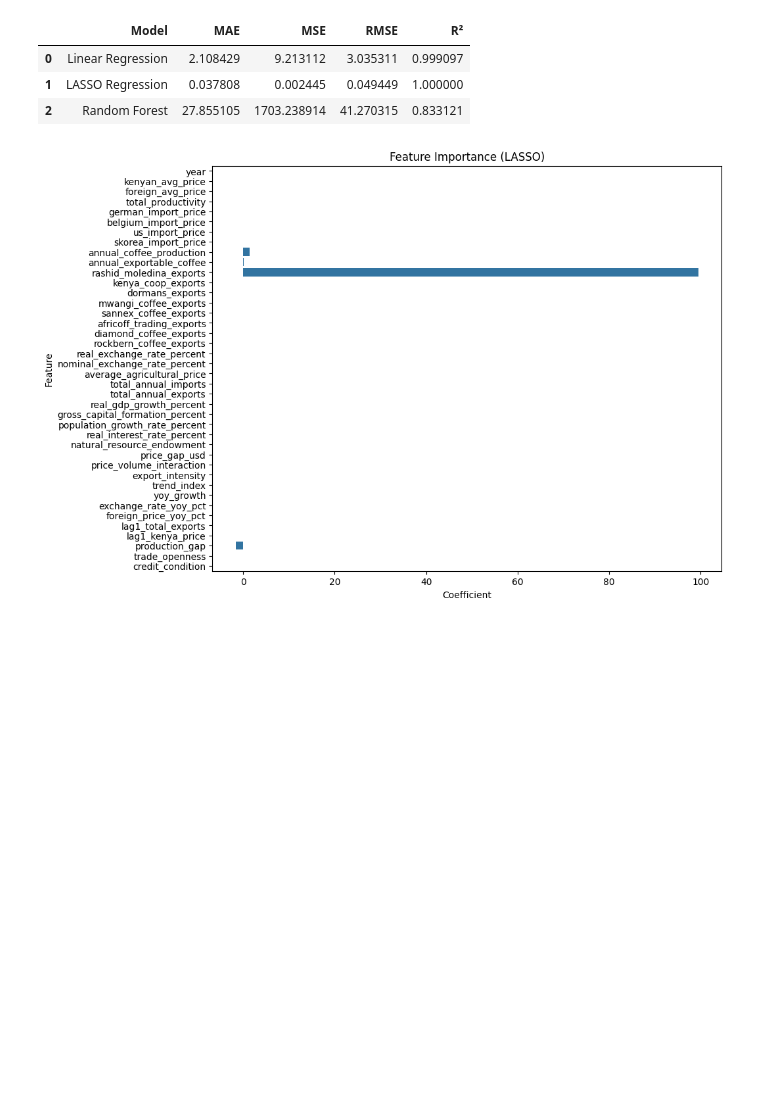
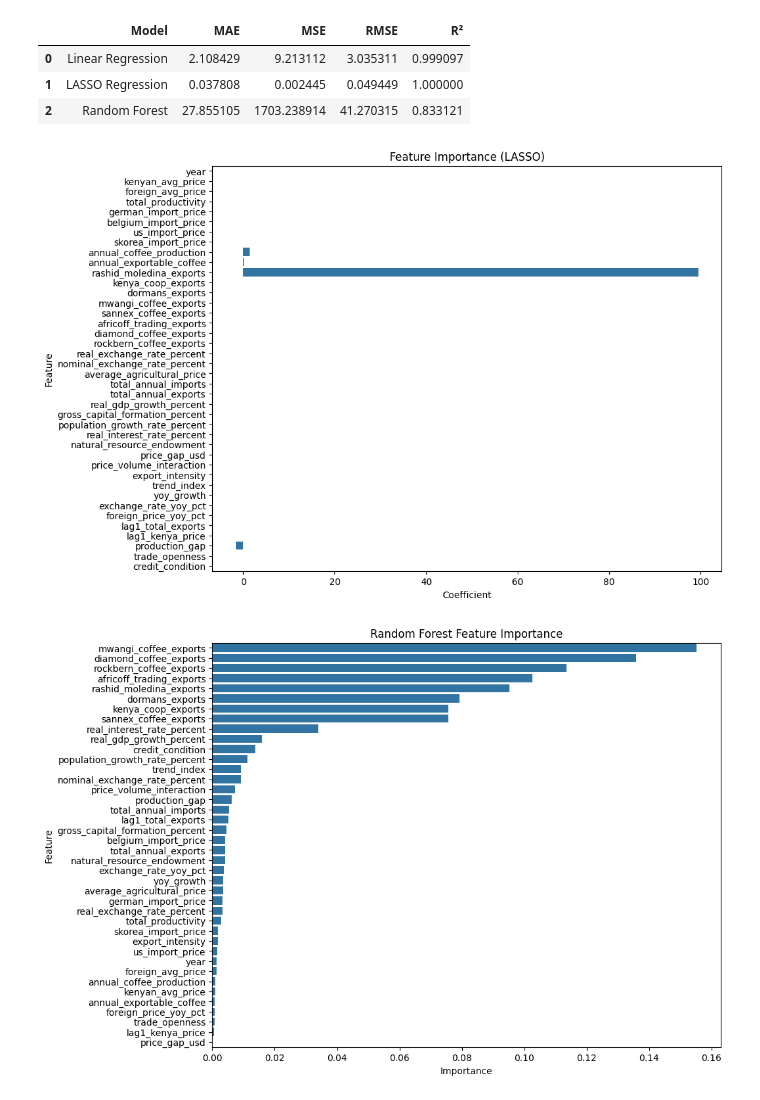
Before and after one commit to DATS-group/Coffee_Prediction_Analysis, a Jupyter notebook: main.ipynb, the cells around one changed output. Drawn from its saved outputs; the diff is of its cells as text; code cells hidden in the pictures; blank space fills up the shorter version.

```diff
--- a/main.ipynb
+++ b/main.ipynb
@@ -687,30 +687,75 @@ lasso_importance = pd.DataFrame({
 importance = lasso_importance.sort_values(
 
     by="Coefficient",
 
     key=abs,
 
     ascending=False
 
 )
 
 lasso_importance
 
 #plotting of the data
 plt.figure(figsize=(10,8))
 
 sns.barplot(
 
     data=lasso_importance,
 
     x="Coefficient",
 
     y="Feature"
 
 )
 
 plt.title("Feature Importance (LASSO)")
 
 plt.show()
+
+
+
+
+
+#random forest
+best_rf.fit(X,y)
+
+rf_importance = pd.DataFrame({
+
+    "Feature":X.columns,
+
+    "Importance":best_rf.feature_importances_
+
+})
+
+rf_importance = rf_importance.sort_values(
+
+    by="Importance",
+
+    ascending=False
+
+)
+
+rf_importance
+
+
+
+#plotting of random forest
+plt.figure(figsize=(10,8))
+
+sns.barplot(
+
+    data=rf_importance,
+
+    x="Importance",
+
+    y="Feature"
+
+)
+
+plt.title("Random Forest Feature Importance")
+
+plt.show()
 # %% [output]
 [figure]
+[figure, added]
```
